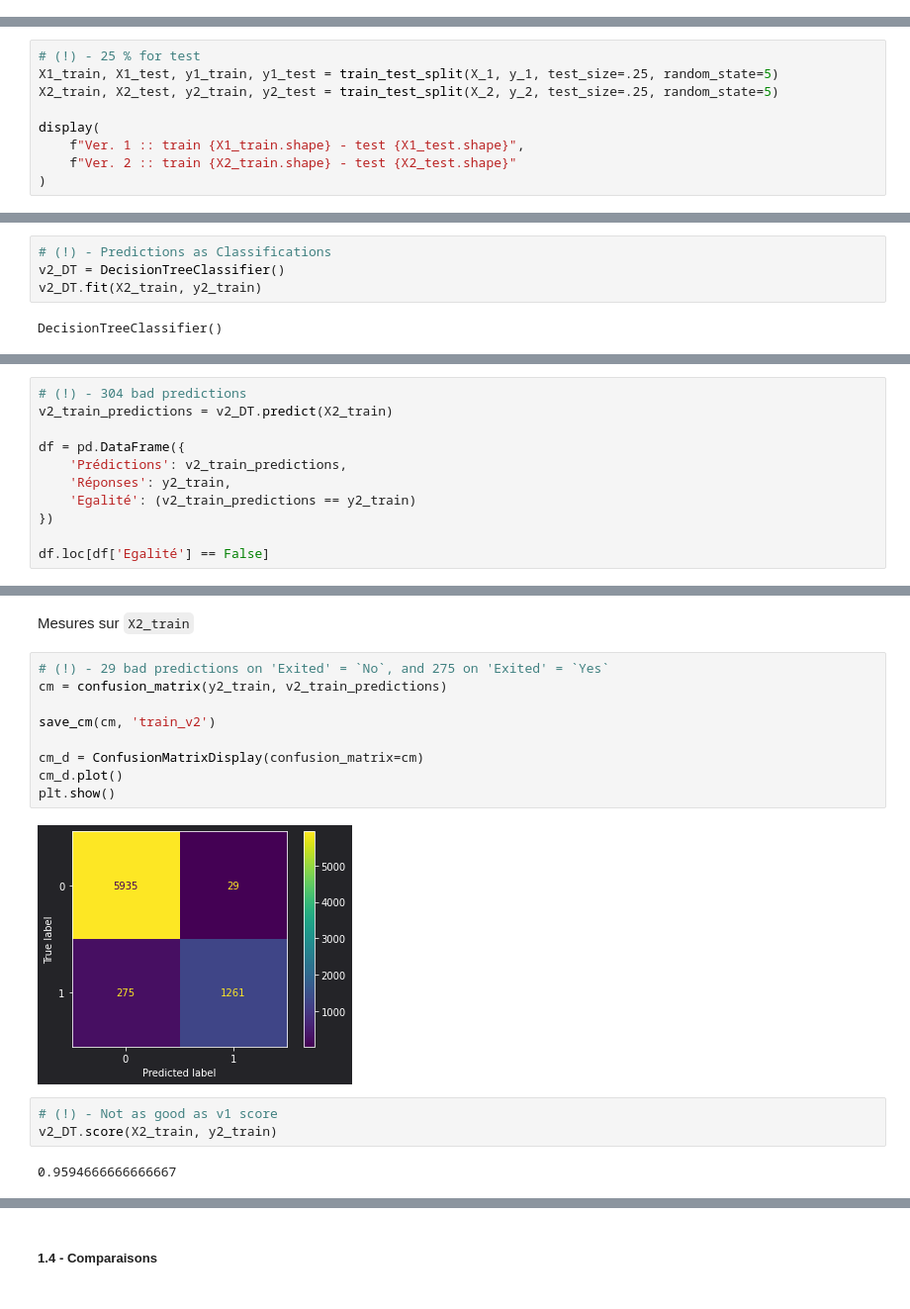
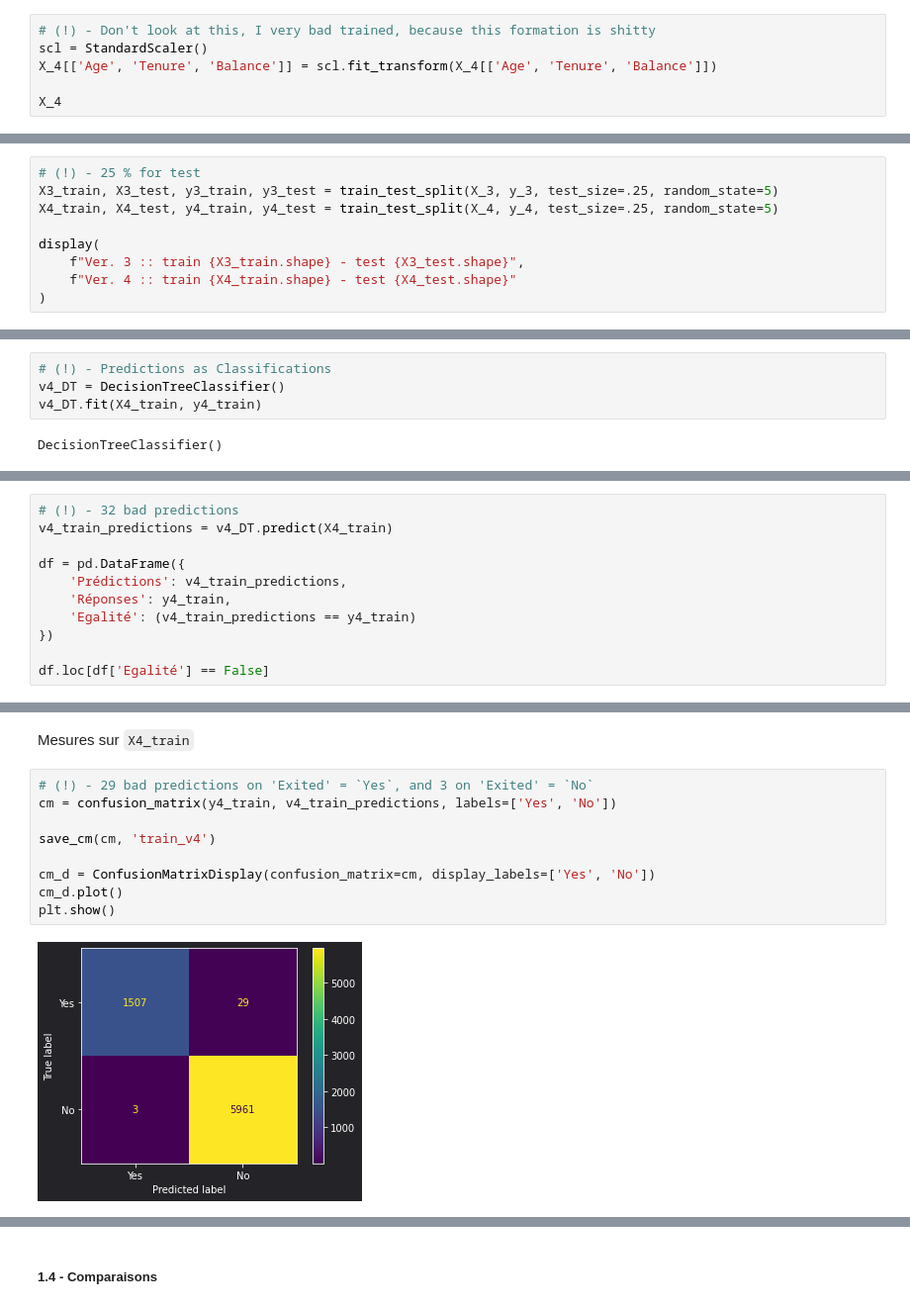
Before and after one commit to ElodieBayet/ai-developer, a Jupyter notebook: 06.projects/02.churn/ml_churn.ipynb, the cells around one changed output, grey strips where cells are left out. Shown at 99% size. Cells and saved outputs as stored; diff of their text form.

```diff
--- a/06.projects/02.churn/ml_churn.ipynb
+++ b/06.projects/02.churn/ml_churn.ipynb
@@ -220,0 +300,6 @@ X_1.head()
+# %%
+# (!) - Don't look at this, I very bad trained, because this formation is shitty
+scl = StandardScaler()
+X_4[['Age', 'Tenure', 'Balance']] = scl.fit_transform(X_4[['Age', 'Tenure', 'Balance']])
+
+X_4
@@ -222,11 +317,11 @@ X_1.head()
 Isolation des données d'entrainement et de test
 # %%
 # (!) - 25 % for test
-X1_train, X1_test, y1_train, y1_test = train_test_split(X_1, y_1, test_size=.25, random_state=5)
-X2_train, X2_test, y2_train, y2_test = train_test_split(X_2, y_2, test_size=.25, random_state=5)
+X3_train, X3_test, y3_train, y3_test = train_test_split(X_3, y_3, test_size=.25, random_state=5)
+X4_train, X4_test, y4_train, y4_test = train_test_split(X_4, y_4, test_size=.25, random_state=5)
 
 display(
-    f"Ver. 1 :: train {X1_train.shape} - test {X1_test.shape}",
-    f"Ver. 2 :: train {X2_train.shape} - test {X2_test.shape}"
+    f"Ver. 3 :: train {X3_train.shape} - test {X3_test.shape}",
+    f"Ver. 4 :: train {X4_train.shape} - test {X4_test.shape}"
 )
 # %% [output]
@@ -406,8 +517,8 @@ Aperçu final
 Définition et entrainement
 # %%
 # (!) - Predictions as Classifications
-v2_DT = DecisionTreeClassifier()
-v2_DT.fit(X2_train, y2_train)
+v4_DT = DecisionTreeClassifier()
+v4_DT.fit(X4_train, y4_train)
 # %% [output]
 DecisionTreeClassifier()
 # %% [markdown]
@@ -415,11 +526,11 @@ Prédictions et résultats sur `X2_train`
 # %%
-# (!) - 304 bad predictions
-v2_train_predictions = v2_DT.predict(X2_train)
+# (!) - 32 bad predictions
+v4_train_predictions = v4_DT.predict(X4_train)
 
 df = pd.DataFrame({
-    'Prédictions': v2_train_predictions,
-    'Réponses': y2_train,
-    'Egalité': (v2_train_predictions == y2_train)
+    'Prédictions': v4_train_predictions,
+    'Réponses': y4_train,
+    'Egalité': (v4_train_predictions == y4_train)
 })
 
 df.loc[df['Egalité'] == False]
@@ -436,18 +547,13 @@ df.loc[df['Egalité'] == False]
 # %% [markdown]
-Mesures sur `X2_train`
+Mesures sur `X4_train`
 # %%
-# (!) - 29 bad predictions on 'Exited' = `No`, and 275 on 'Exited' = `Yes`
-cm = confusion_matrix(y2_train, v2_train_predictions)
+# (!) - 29 bad predictions on 'Exited' = `Yes`, and 3 on 'Exited' = `No`
+cm = confusion_matrix(y4_train, v4_train_predictions, labels=['Yes', 'No'])
 
-save_cm(cm, 'train_v2')
+save_cm(cm, 'train_v4')
 
-cm_d = ConfusionMatrixDisplay(confusion_matrix=cm)
+cm_d = ConfusionMatrixDisplay(confusion_matrix=cm, display_labels=['Yes', 'No'])
 cm_d.plot()
 plt.show()
 # %% [output]
-[figure, old version]
+[figure, new version]
-# %%
-# (!) - Not as good as v1 score
-v2_DT.score(X2_train, y2_train)
-# %% [output]
-0.9594666666666667
```
Also changed, not shown: parts of 77 cells of this notebook, 11 other files.
